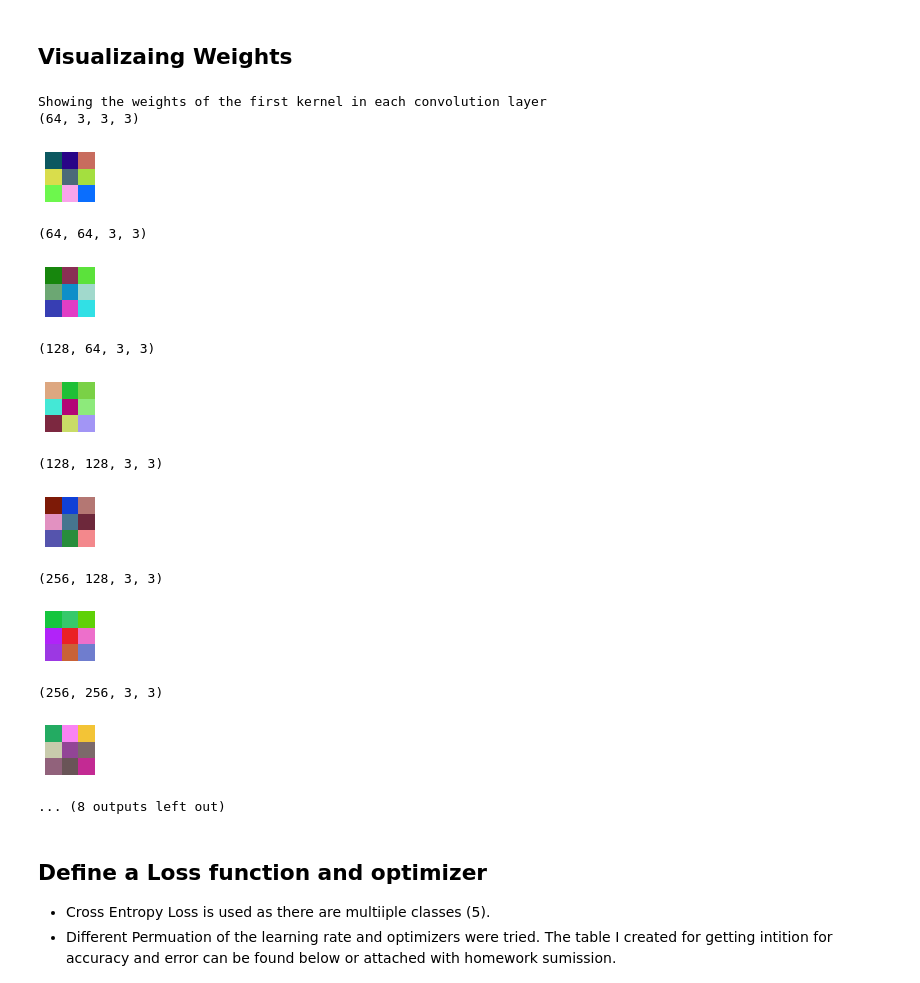
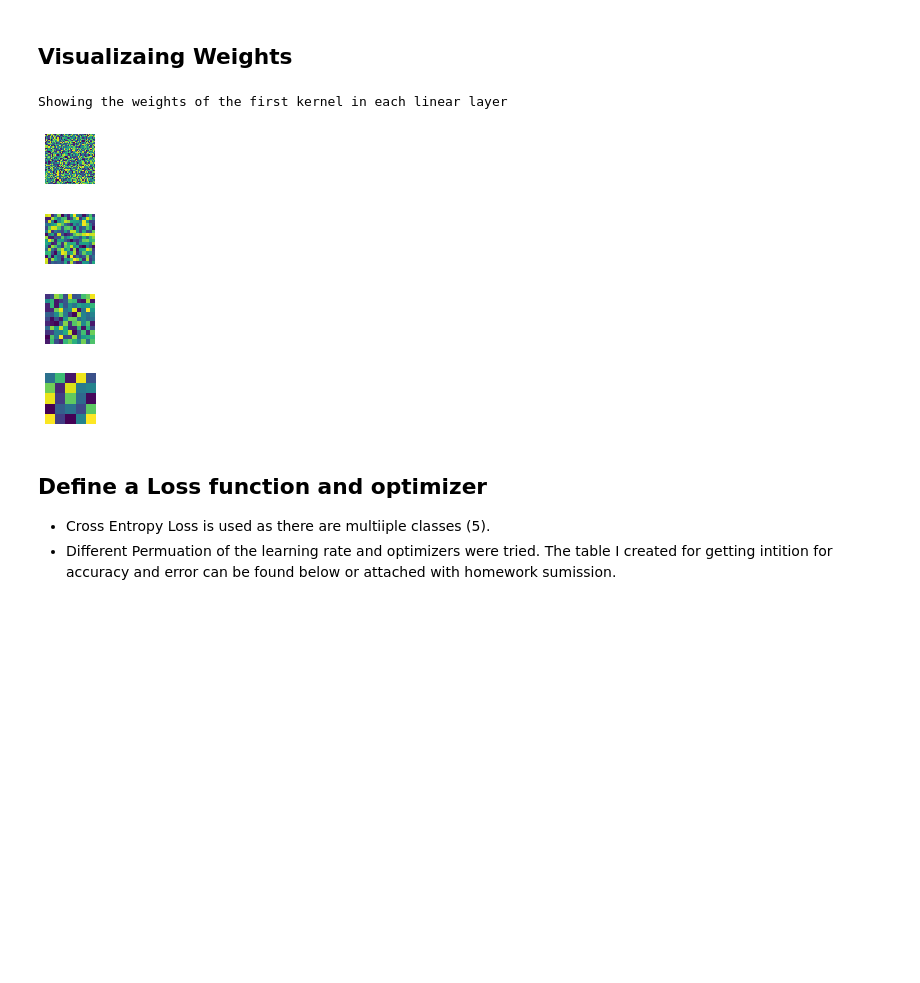
Before and after one commit to MRE-Lab-UMD/abd-skin-segmentation, a Jupyter notebook: Skin_Detection.ipynb, the cells around one changed output. Drawn from its saved outputs; the diff is of its cells as text; code cells hidden in the pictures; blank space fills up the shorter version.

Commit message:
Initial for skin detection and make data

```diff
--- a/Skin_Detection.ipynb
+++ b/Skin_Detection.ipynb
@@ -69,8 +19,0 @@ print(''.join('%5s' % classes[labels[j]] for j in range(7)))
-# %%
-# Preview the training data
-plt.figure(figsize=(12,10))# Showing the Input Data after Normalizing
-x, y = 3, 3
-for i in range(6):
-    plt.subplot(y, x, i+1)
-    plt.imshow(x_train[i],interpolation='nearest')
-plt.show()
@@ -237,17 +262,11 @@ Estimated Total Size (MB): 83.77
 # %% [markdown]
 ## Visualizaing Weights
 # %%
-def plot_kernels(tensor, num_cols=6):
-    if not tensor.ndim==4:
-        raise Exception("assumes a 4D tensor")
-    if not tensor.shape[-1]==3:
-        raise Exception("last dim needs to be 3 to plot")
-    num_kernels = tensor.shape[0]
-    num_rows = 1+ num_kernels // num_cols
-    fig = plt.figure(figsize=(num_cols,num_rows))
-    for i in range(tensor.shape[0]):
-        ax1 = fig.add_subplot(num_rows,num_cols,i+1)
-        ax1.imshow(tensor[i][0:3])
+def plot_kernels(c, num_cols=6):
+    fig = plt.figure(figsize=(num_cols,num_cols))
+    for i in range(num_cols):
+        ax1 = fig.add_subplot(num_cols,num_cols,i+1)
+        ax1.imshow(c)
         ax1.axis('off')
         ax1.set_xticklabels([])
         ax1.set_yticklabels([])
@@ -256,32 +275,24 @@ def plot_kernels(tensor, num_cols=6):
     plt.subplots_adjust(wspace=0.1, hspace=0.1)
     plt.show()
 # %%
-visnet = VGG('VGG13') #Net()
-visnet = visnet.to('cpu').double()
-print("Showing the weights of the first kernel in each convolution layer")
+visnet = Net()
+visnet = visnet.double()
+print("Showing the weights of the first kernel in each linear layer")
 for m in visnet.modules():
-    if isinstance(m, nn.Conv2d):
+    if isinstance(m, nn.Linear):
         a = m.weight.data.numpy()
 #         print(tensor.max())
         c = (a - np.min(a))/np.ptp(a).astype(float)
-        print(c.shape)
-        plot_kernels(c)
+        ncols =np.floor(np.sqrt(c.shape[1])).astype(int)
+        c = np.reshape(c[0][0:ncols*ncols],(ncols,-1))
+        plot_kernels(c,ncols)
 #         break
 # %% [output]
-Showing the weights of the first kernel in each convolution layer
-(64, 3, 3, 3)
+Showing the weights of the first kernel in each linear layer
-[figure, old version]
+[figure, new version]
-(64, 64, 3, 3)
-[figure, old version]
+[figure, new version]
-(128, 64, 3, 3)
-[figure, old version]
+[figure, new version]
-(128, 128, 3, 3)
-[figure, old version]
+[figure, new version]
-(256, 128, 3, 3)
-[figure, removed]
-(256, 256, 3, 3)
-[figure, removed]
-... (8 outputs left out)
 # %% [markdown]
 ##  Define a Loss function and optimizer
 * Cross Entropy Loss is used as there are multiiple classes (5).
```
Also changed, not shown: parts of 34 cells of this notebook, 1 other file.
